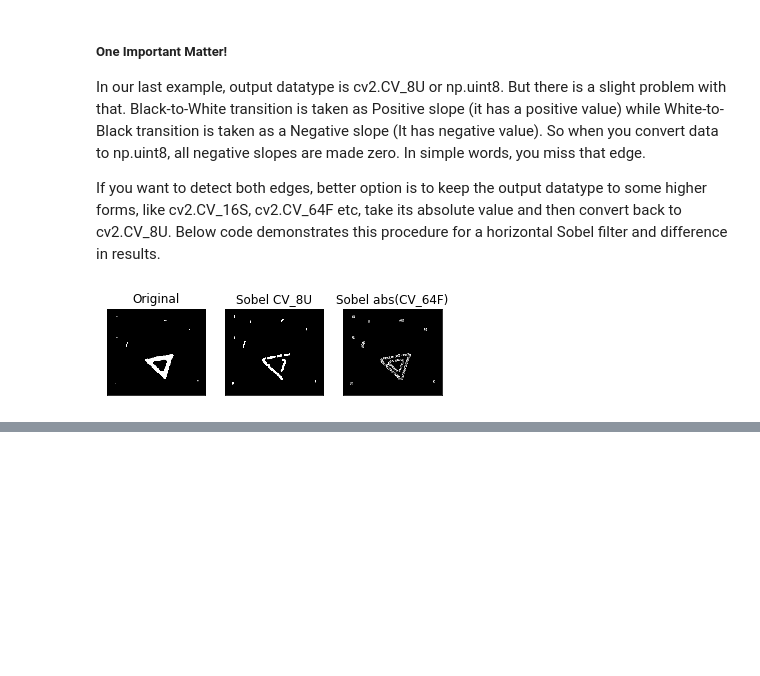
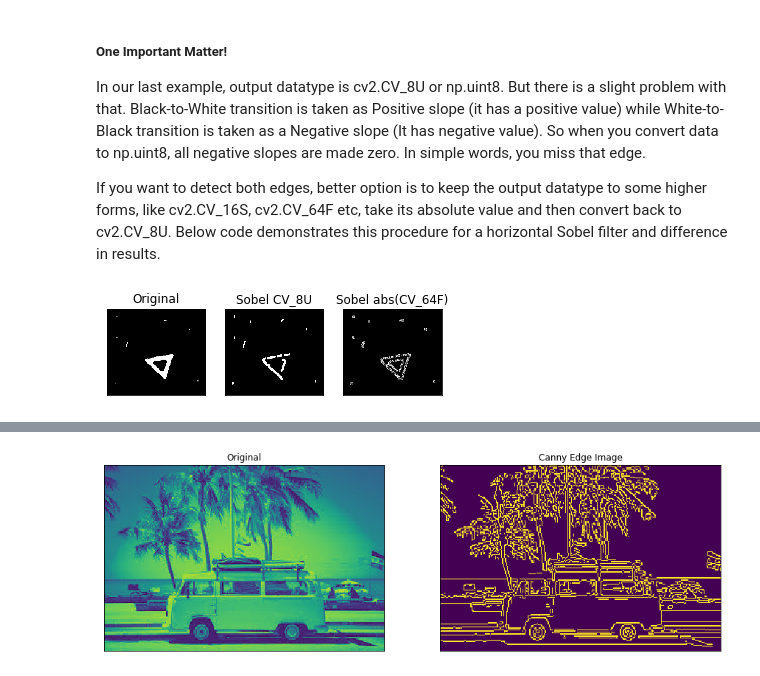
Before and after one commit to IamMohitM/OpenCV-Learning, a Jupyter notebook: Image Processing in OpenCV.ipynb, the cells around one changed output, grey strips where cells are left out. Cells and saved outputs as stored; diff of their text form; code cells hidden in the pictures; blank space fills up the shorter version.

Commit message:
Canny Edge Detector

```diff
--- a/Image Processing in OpenCV.ipynb
+++ b/Image Processing in OpenCV.ipynb
@@ -464,11 +467,12 @@ The basic idea of erosion, it erodes away the boundaries of foreground object. T
 All the pixels newr boundary will be disarded depending upon the size of kernel. So the thickness or size of foreground object decreases or white region decreases in the image. Useful for removing small white noises, detach two connected objects.
 # %%
 def plot_subplot(img1, img2, title1, title2):
+    plt.figure(figsize=(15, 6))
     plt.subplot(121)
     plt.imshow(img1)
     plt.title(title1)
     plt.xticks([])
-    plt.yti`cks([]);
+    plt.yticks([]);
 
     plt.subplot(122)
     plt.imshow(img2)
@@ -624,0 +663,7 @@ plt.show()
+# %%
+img = cv2.imread('images/scenic.jpg', 0)
+edges = cv2.Canny(img, 150, 200)
+
+plot_subplot(img, edges, 'Original', 'Canny Edge Image')
+# %% [output]
+[figure, added]
```
Also changed, not shown: parts of 4 cells of this notebook.
